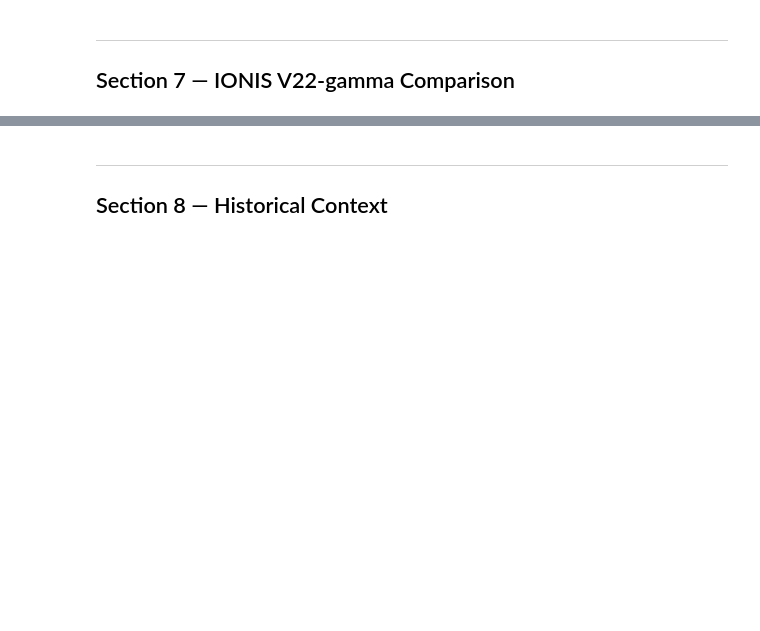
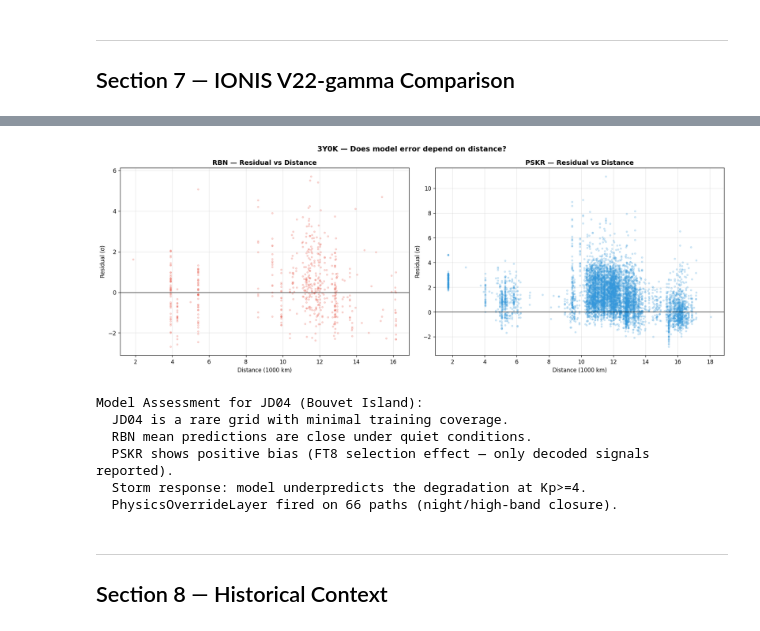
Before and after one commit to IONIS-AI/ionis-jupyter, a Jupyter notebook: notebooks/dxpedition-3y0k-bouvet-2026.ipynb, the cells around one changed output, grey strips where cells are left out. Cells and saved outputs as stored; diff of their text form; code cells hidden in the pictures; blank space fills up the shorter version.

```diff
--- a/notebooks/dxpedition-3y0k-bouvet-2026.ipynb
+++ b/notebooks/dxpedition-3y0k-bouvet-2026.ipynb
@@ -729,0 +790,19 @@ Paths available for comparison:
+# %%
+if has_predictions:
+    # Storm impact — quiet vs disturbed conditions
+    print(f"{CALLSIGN} \u2014 Storm Impact on Model Accuracy")
+    print("=" * 55)
+
+    for src in ["RBN", "PSKR"]:
+        d = predictions[predictions["source"] == src]
+        quiet = d[d["kp"] < 2.0]
+        active = d[(d["kp"] >= 2.0) & (d["kp"] < 4.0)]
+        storm = d[d["kp"] >= 4.0]
+
+        print(f"\n{src}:")
+        for label, subset in [("Quiet (Kp<2)", quiet), ("Active (2<=Kp<4)", active), ("Storm (Kp>=4)", storm)]:
+            if len(subset) > 0:
+                rmse = np.sqrt(np.mean((subset["observed_sigma"] - subset["predicted_sigma"])**2))
+                bias = (subset["predicted_sigma"] - subset["observed_sigma"]).mean()
+                print(f"  {label:20s}: n={len(subset):4d}  obs={subset['observed_sigma'].mean():+.3f}\u03c3  "
+                      f"pred={subset['predicted_sigma'].mean():+.3f}\u03c3  RMSE={rmse:.3f}\u03c3  bias={bias:+.3f}\u03c3")
@@ -730,3 +822,36 @@ Paths available for comparison:
+# %%
+if has_predictions:
+    # Residual vs distance scatter
+    fig, axes = plt.subplots(1, 2, figsize=(16, 6))
+
+    for ax, src, color in [(axes[0], "RBN", "#e74c3c"), (axes[1], "PSKR", "#3498db")]:
+        d = predictions[predictions["source"] == src]
+        ax.scatter(d["distance"] / 1000, d["residual"], alpha=0.2, s=8, color=color)
+        ax.axhline(y=0, color="black", linewidth=0.8)
+        ax.set_xlabel("Distance (1000 km)")
+        ax.set_ylabel("Residual (\u03c3)")
+        ax.set_title(f"{src} \u2014 Residual vs Distance", fontweight="bold")
+
+    fig.suptitle(f"{CALLSIGN} \u2014 Does model error depend on distance?",
+                 fontsize=13, fontweight="bold")
+    plt.tight_layout()
+    plt.show()
+
+    # Summary
+    print(f"\nModel Assessment for {GRID} ({ENTITY}):")
+    print(f"  JD04 is a rare grid with minimal training coverage.")
+    print(f"  RBN mean predictions are close under quiet conditions.")
+    print(f"  PSKR shows positive bias (FT8 selection effect \u2014 only decoded signals reported).")
+    print(f"  Storm response: model underpredicts the degradation at Kp>=4.")
+    print(f"  PhysicsOverrideLayer fired on {predictions['overridden'].sum()} paths (night/high-band closure).")
+# %% [output]
+[figure, added]
+Model Assessment for JD04 (Bouvet Island):
+  JD04 is a rare grid with minimal training coverage.
+  RBN mean predictions are close under quiet conditions.
+  PSKR shows positive bias (FT8 selection effect — only decoded signals reported).
+  Storm response: model underpredicts the degradation at Kp>=4.
+  PhysicsOverrideLayer fired on 66 paths (night/high-band closure).
 # %% [markdown]
 ---
 
```
Also changed, not shown: parts of 5 cells of this notebook, 1 other file.
